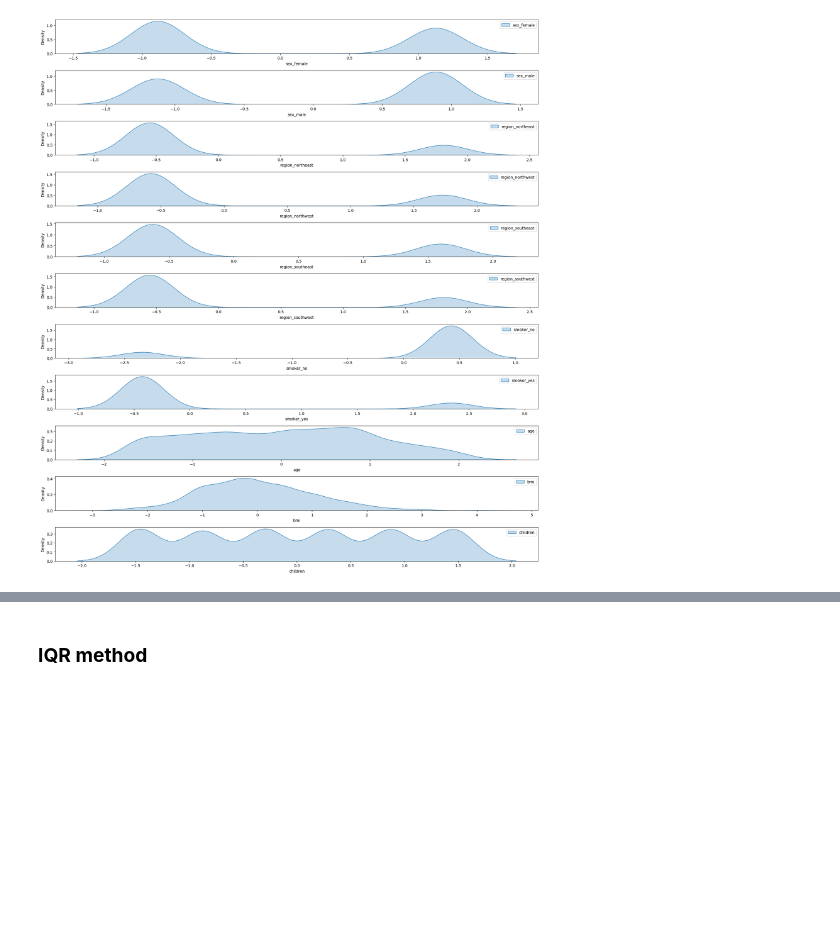
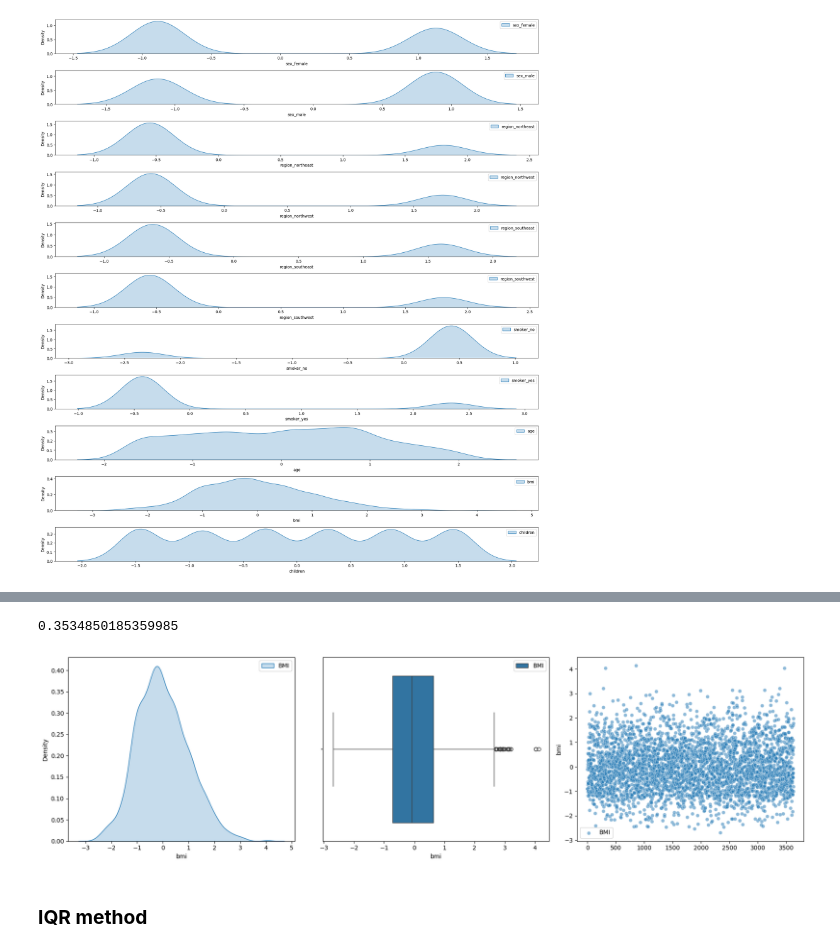
Before and after one commit to Ashura369/Python_and_Data_Science, a Jupyter notebook: 0 ML practice/10 trial.ipynb, the cells around one changed output, grey strips where cells are left out. Cells and saved outputs as stored; diff of their text form; code cells hidden in the pictures; blank space fills up the shorter version.

```diff
--- a/0 ML practice/10 trial.ipynb
+++ b/0 ML practice/10 trial.ipynb
@@ -119,3 +130,25 @@ AttributeError: 'function' object has no attribute 'shape'
+# %%
+# since bmi is the only feature that holds outlier we have to apply IQR method on it
+print(X['bmi'].skew())      # this will print the skewness in the bmi feature, in other words it represents the number of outliers ie 35%
+
+plt.figure(figsize=(18,5))
+plt.subplot(131)
+sns.kdeplot(X['bmi'], fill='true', label='BMI')
+plt.legend()
+
+plt.subplot(132)
+sns.boxplot(x=X['bmi'], label='BMI')
+plt.legend()
+
+plt.subplot(133)
+sns.scatterplot(X['bmi'], label='BMI', alpha=0.5)
+plt.legend()
+
+plt.tight_layout()
+plt.show()
+# %% [output]
+0.3534850185359985
+[figure, added]
 # %% [markdown]
 ### **IQR method**
 # %%
```
Also changed, not shown: parts of 7 cells of this notebook.
